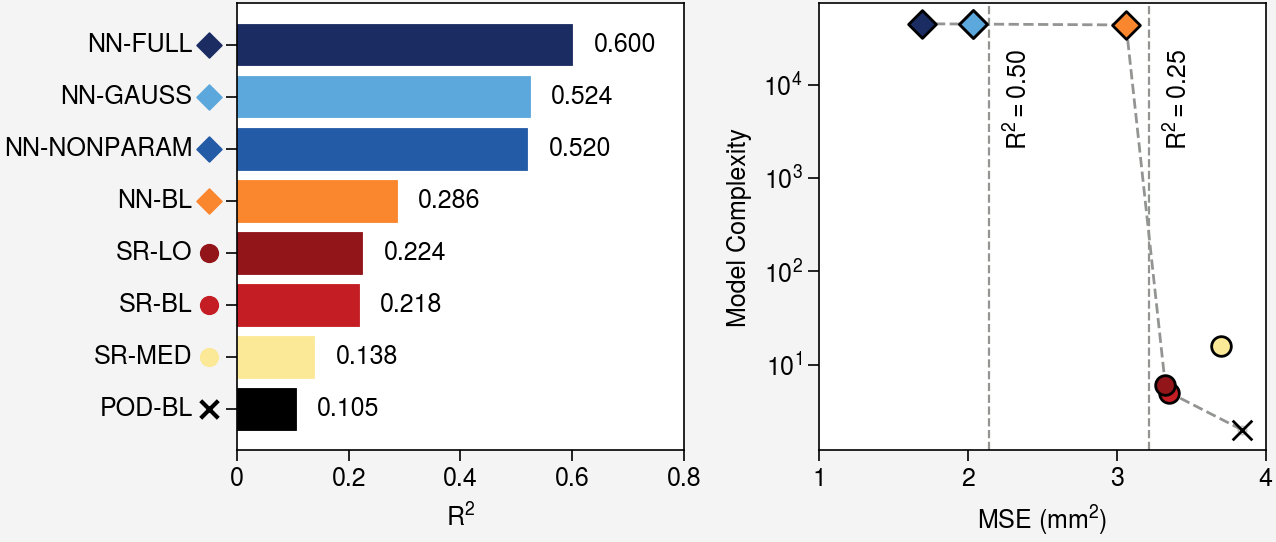
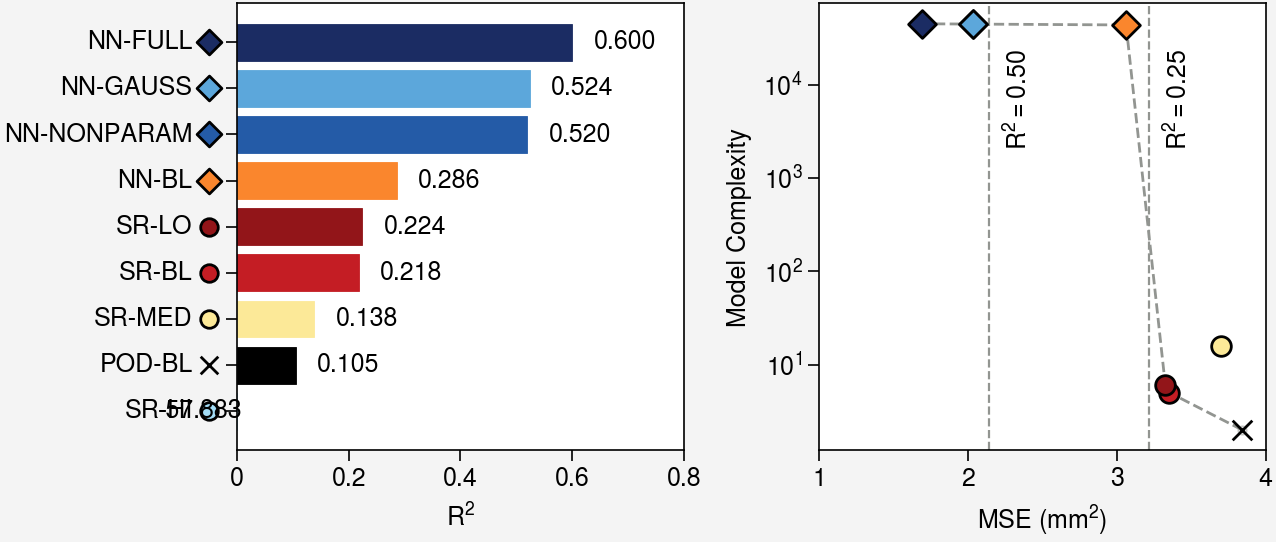
Code edit (unified diff) that turned the first committed figure into the second:
--- before
+++ after
@@ -26,5 +26,6 @@
 for i,(name, _) in enumerate(rows): 
     info = MODELDICT[name] 
-    axs[0].scatter(-0.05,i,marker=info['marker'],color=info['color'],markersize=40,clip_on=False)
+    axs[0].scatter(-0.05,i,marker=info['marker'],edgecolors='k',linewidths=1,
+                   color=info['color'],markersize=40,clip_on=False)
 
 axs[0].set_yticks(range(len(labels)))

Commit: SR-HI